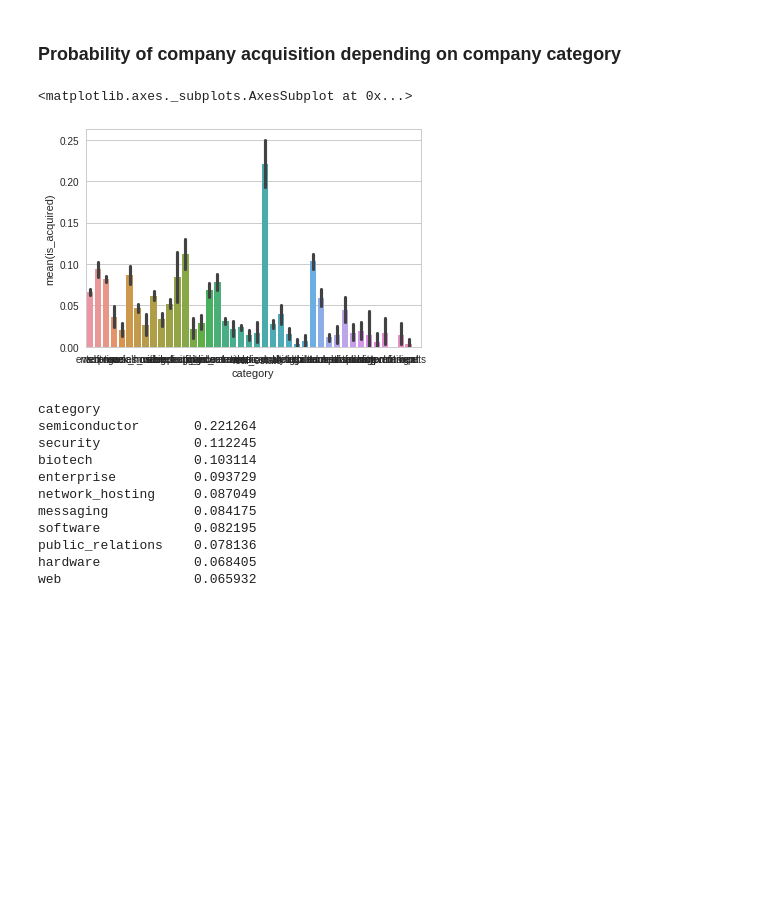
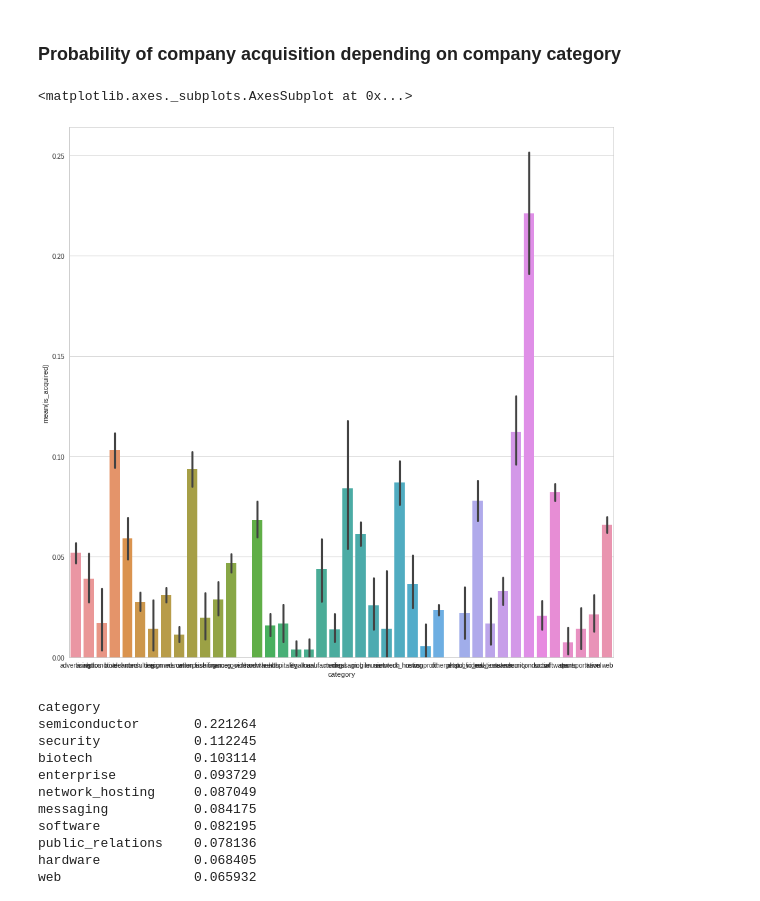
Before and after one commit to Crystalnix/crunchbase-ml, a Jupyter notebook: Correlation and Visualization.ipynb, the cells around one changed output. Cells and saved outputs as stored; diff of their text form; code cells hidden in the pictures; blank space fills up the shorter version.

```diff
--- a/Correlation and Visualization.ipynb
+++ b/Correlation and Visualization.ipynb
@@ -64,10 +66,11 @@ seaborn.barplot(x='ipo', y='is_acquired', data=ipo_acquisition)
 # %%
 category_acquisition = pd.DataFrame({'category': df['category_code'], 'is_acquired': df['acquired_at'].notnull()})
 # %%
-seaborn.barplot(x='category', y='is_acquired', data=category_acquisition)
+fig, axs = plt.subplots(1, 1, figsize=(15,15))
+seaborn.barplot(x='category', y='is_acquired', data=category_acquisition, ax=axs)
 # %% [output]
 <matplotlib.axes._subplots.AxesSubplot at 0x...>
-[figure, old version]
+[figure, new version]
 # %%
 category_acquisition.groupby(by='category').is_acquired.mean().sort_values(ascending=False)
 # %% [output]
```
Also changed, not shown: parts of 13 cells of this notebook.
